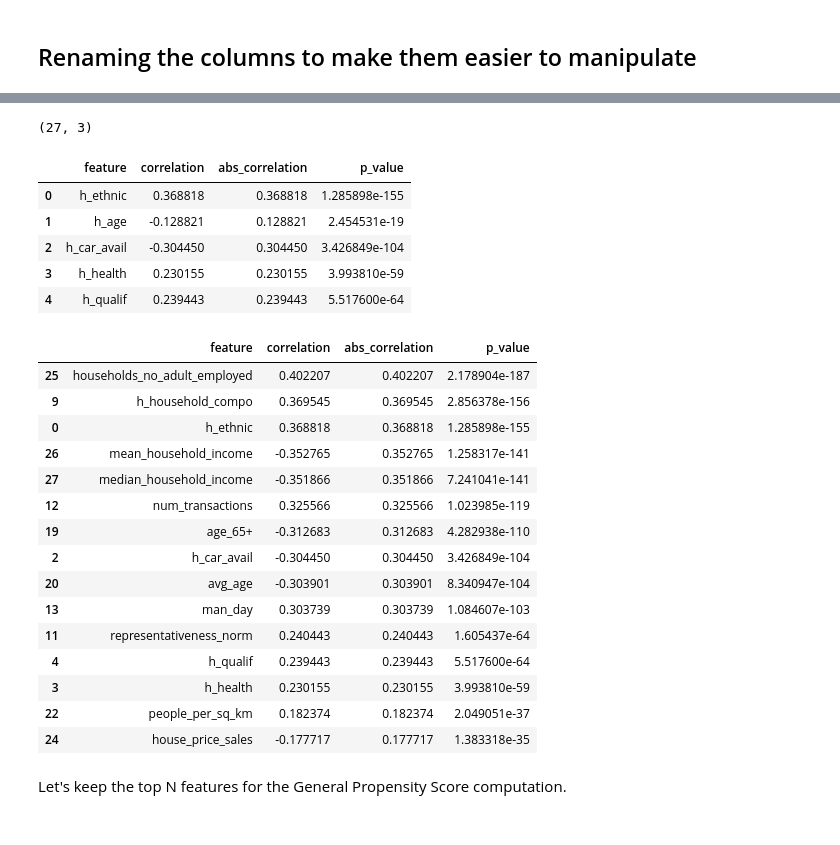
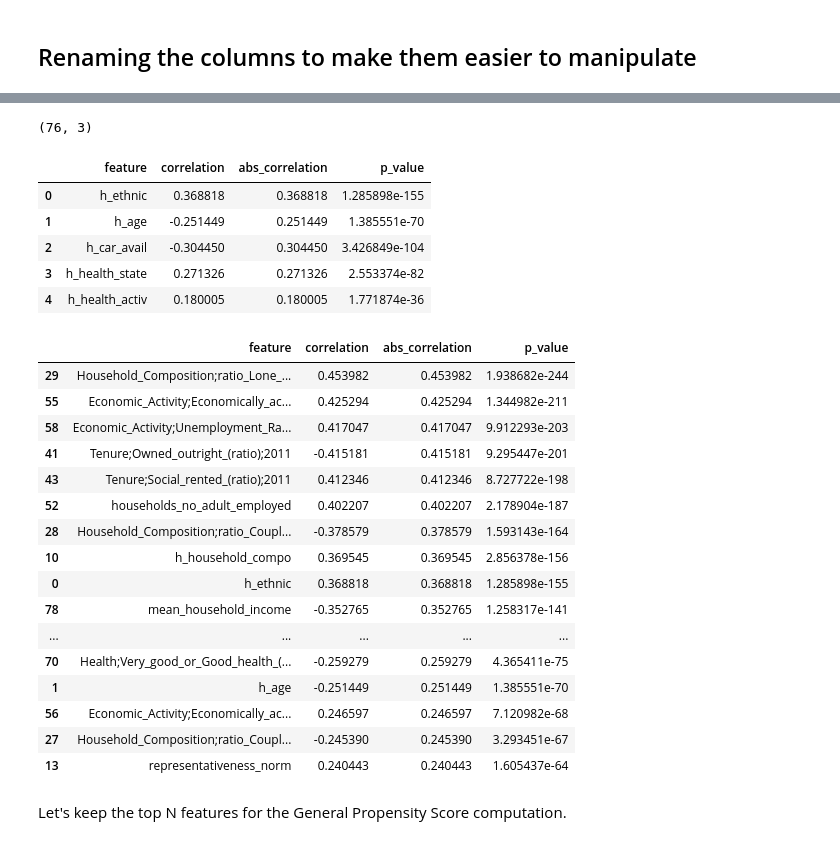
Before and after one commit to epfl-ada/ada-2020-project-milestone-p3-p3_enchiladas, a Jupyter notebook: Correlations_NB.ipynb, the cells around one changed output, grey strips where cells are left out. Cells and saved outputs as stored; diff of their text form; code cells hidden in the pictures.

```diff
--- a/Correlations_NB.ipynb
+++ b/Correlations_NB.ipynb
@@ -195,6 +195,10 @@ def compute_entropies(df, f_col_list):
     n_col = len(f_col_list)
 
     h_df = pd.DataFrame()
+
+    if np.any(f_df > 1):
+        print('Hey')
+        f_df = f_df.div(f_df.sum(axis=1), axis=0)
 
     # compute intermediates values inside the sum of eq (12)
     for col in f_df.columns:
@@ -303,9 +307,10 @@ dwelling_col_list = ['Dwelling_type;Household_spaces_with_at_least_one_usual_res
 eco_activity_col_list = ['Economic_Activity;Economically_active:_Employee;2011',
                          'Economic_Activity;Economically_active:_Self-employed;2011',
                          'Economic_Activity;Economically_active:_Unemployed;2011',
-                         'Economic_Activity;Economically_active:_Full-time_student;2011',
-                         'Economic_Activity;Employment_Rate;2011',
-                         'Economic_Activity;Unemployment_Rate;2011']
+                         'Economic_Activity;Economically_active:_Full-time_student;2011'
+                         #'Economic_Activity;Employment_Rate;2011',
+                         #'Economic_Activity;Unemployment_Rate;2011'
+                        ]
 
 qualif_col_list = ['Qualifications;ratio_No_qualifications;2011',
                    'Qualifications;ratio_Highest_level_of_qualification:_Level_1_qualifications;2011',
@@ -316,12 +321,13 @@ qualif_col_list = ['Qualifications;ratio_No_qualifications;2011',
                    'Qualifications;ratio_Highest_level_of_qualification:_Other_qualifications;2011',
                    'Qualifications;ratio_Schoolchildren_and_full-time_students:_Age_18_and_over;2011']
 
-health_col_list = ['Health;Day-to-day_activities_limited_a_lot_(ratio);2011',
-                   'Health;Day-to-day_activities_limited_a_little_(ratio);2011',
-                   'Health;Day-to-day_activities_not_limited_(ratio);2011',
-                   'Health;Very_good_or_Good_health_(ratio);2011',
-                   'Health;Fair_health_(ratio);2011',
-                   'Health;Bad_or_Very_Bad_health_(ratio);2011']
+health_activ_col_list = ['Health;Day-to-day_activities_limited_a_lot_(ratio);2011',
+                         'Health;Day-to-day_activities_limited_a_little_(ratio);2011',
+                         'Health;Day-to-day_activities_not_limited_(ratio);2011']
+
+health_state_col_list = ['Health;Very_good_or_Good_health_(ratio);2011',
+                         'Health;Fair_health_(ratio);2011',
+                         'Health;Bad_or_Very_Bad_health_(ratio);2011']
 
 car_avail_col_list = ['Car_or_van_availability;No_cars_or_vans_in_household_(ratio);2011',
                       'Car_or_van_availability;1_car_or_van_in_household_(ratio);2011',
@@ -339,7 +345,8 @@ h_tenure, h_tenure_norm = compute_entropies(filtered_df, tenure_col_list)
 h_dwelling, h_dwelling_norm = compute_entropies(filtered_df, dwelling_col_list)
 h_eco_activity, h_eco_activity_norm = compute_entropies(filtered_df, eco_activity_col_list)
 h_qualif, h_qualif_norm = compute_entropies(filtered_df, qualif_col_list)
-h_health, h_health_norm = compute_entropies(filtered_df, health_col_list)
+h_health_activ, h_health_activ_norm = compute_entropies(filtered_df, health_activ_col_list)
+h_health_state, h_health_state_norm = compute_entropies(filtered_df, health_state_col_list)
 h_car_avail, h_car_avail_norm = compute_entropies(filtered_df, car_avail_col_list)
 h_age, h_age_norm = compute_entropies(filtered_df, age_col_list)
 
@@ -353,7 +360,8 @@ filtered_df.insert(new_h_idx, 'h_tenure', h_tenure.tolist(), True)
 filtered_df.insert(new_h_idx, 'h_dwelling', h_dwelling.tolist(), True)
 filtered_df.insert(new_h_idx, 'h_eco_activity', h_eco_activity.tolist(), True)
 filtered_df.insert(new_h_idx, 'h_qualif', h_qualif.tolist(), True)
-filtered_df.insert(new_h_idx, 'h_health', h_health.tolist(), True)
+filtered_df.insert(new_h_idx, 'h_health_activ', h_health_activ.tolist(), True)
+filtered_df.insert(new_h_idx, 'h_health_state', h_health_state.tolist(), True)
 filtered_df.insert(new_h_idx, 'h_car_avail', h_car_avail.tolist(), True)
 filtered_df.insert(new_h_idx, 'h_age', h_age.tolist(), True)
 
@@ -364,10 +374,12 @@ filtered_df.shape
 # %%
+"""
 to_remove = ['Household_Composition;',
              'Household_Language;',
              'Religion;',
              'Tenure;',
              'Dwelling_type;',
-             'Economic_Activity;',
+             'Economic_Activity;Economically',
+             'Economic_Activity;Unemployment',
              'Qualifications;',
              'Health;',
              'Car_or_van_availability;',
@@ -381,5 +393,6 @@ for col in filtered_df.columns:
 filtered_df.drop(to_drop, axis=1, inplace=True)
 
 filtered_df
+"""
 # %% [output]
 |  | h_items_norm | Ethnic_Group;h_ethnicities_norm;2011 | h_age | h_car_avail | h_health | h_qualif | h_eco_activity | ... |
@@ -445,37 +474,38 @@ filtered_correl_df = correl_df[ correl_df['p_value'] < alpha ]
 
 filtered_correl_df.shape
 # %% [output]
-(27, 3)
+(76, 3)
 # %%
 filtered_correl_df.insert(2,"abs_correlation", np.abs(filtered_correl_df['correlation']))
 filtered_correl_df.head()
 # %% [output]
 |  | feature | correlation | abs_correlation | p_value |
 | 0 | h_ethnic | 0.368818 | 0.368818 | 1.285898e-155 |
-| 1 | h_age | -0.128821 | 0.128821 | 2.454531e-19 |
+| 1 | h_age | -0.251449 | 0.251449 | 1.385551e-70 |
 | 2 | h_car_avail | -0.304450 | 0.304450 | 3.426849e-104 |
-| 3 | h_health | 0.230155 | 0.230155 | 3.993810e-59 |
-| 4 | h_qualif | 0.239443 | 0.239443 | 5.517600e-64 |
+| 3 | h_health_state | 0.271326 | 0.271326 | 2.553374e-82 |
+| 4 | h_health_activ | 0.180005 | 0.180005 | 1.771874e-36 |
 # %%
 sorted_correl_df = filtered_correl_df.sort_values('abs_correlation', ascending=False)
-sorted_correl_df.head(15)
+sorted_correl_df.head(30)
 # %% [output]
 |  | feature | correlation | abs_correlation | p_value |
-| 25 | households_no_adult_employed | 0.402207 | 0.402207 | 2.178904e-187 |
-| 9 | h_household_compo | 0.369545 | 0.369545 | 2.856378e-156 |
+| 29 | Household_Composition;ratio_Lone_... | 0.453982 | 0.453982 | 1.938682e-244 |
+| 55 | Economic_Activity;Economically_ac... | 0.425294 | 0.425294 | 1.344982e-211 |
+| 58 | Economic_Activity;Unemployment_Ra... | 0.417047 | 0.417047 | 9.912293e-203 |
+| 41 | Tenure;Owned_outright_(ratio);2011 | -0.415181 | 0.415181 | 9.295447e-201 |
+| 43 | Tenure;Social_rented_(ratio);2011 | 0.412346 | 0.412346 | 8.727722e-198 |
+| 52 | households_no_adult_employed | 0.402207 | 0.402207 | 2.178904e-187 |
+| 28 | Household_Composition;ratio_Coupl... | -0.378579 | 0.378579 | 1.593143e-164 |
+| 10 | h_household_compo | 0.369545 | 0.369545 | 2.856378e-156 |
 | 0 | h_ethnic | 0.368818 | 0.368818 | 1.285898e-155 |
-| 26 | mean_household_income | -0.352765 | 0.352765 | 1.258317e-141 |
-| 27 | median_household_income | -0.351866 | 0.351866 | 7.241041e-141 |
-| 12 | num_transactions | 0.325566 | 0.325566 | 1.023985e-119 |
-| 19 | age_65+ | -0.312683 | 0.312683 | 4.282938e-110 |
-| 2 | h_car_avail | -0.304450 | 0.304450 | 3.426849e-104 |
-| 20 | avg_age | -0.303901 | 0.303901 | 8.340947e-104 |
-| 13 | man_day | 0.303739 | 0.303739 | 1.084607e-103 |
-| 11 | representativeness_norm | 0.240443 | 0.240443 | 1.605437e-64 |
-| 4 | h_qualif | 0.239443 | 0.239443 | 5.517600e-64 |
-| 3 | h_health | 0.230155 | 0.230155 | 3.993810e-59 |
-| 22 | people_per_sq_km | 0.182374 | 0.182374 | 2.049051e-37 |
-| 24 | house_price_sales | -0.177717 | 0.177717 | 1.383318e-35 |
+| 78 | mean_household_income | -0.352765 | 0.352765 | 1.258317e-141 |
+| ... | ... | ... | ... | ... |
+| 70 | Health;Very_good_or_Good_health_(... | -0.259279 | 0.259279 | 4.365411e-75 |
+| 1 | h_age | -0.251449 | 0.251449 | 1.385551e-70 |
+| 56 | Economic_Activity;Economically_ac... | 0.246597 | 0.246597 | 7.120982e-68 |
+| 27 | Household_Composition;ratio_Coupl... | -0.245390 | 0.245390 | 3.293451e-67 |
+| 13 | representativeness_norm | 0.240443 | 0.240443 | 1.605437e-64 |
 # %% [markdown]
 Let's keep the top N features for the General Propensity Score computation.
 # %%
```
Also changed, not shown: parts of 14 cells of this notebook.
